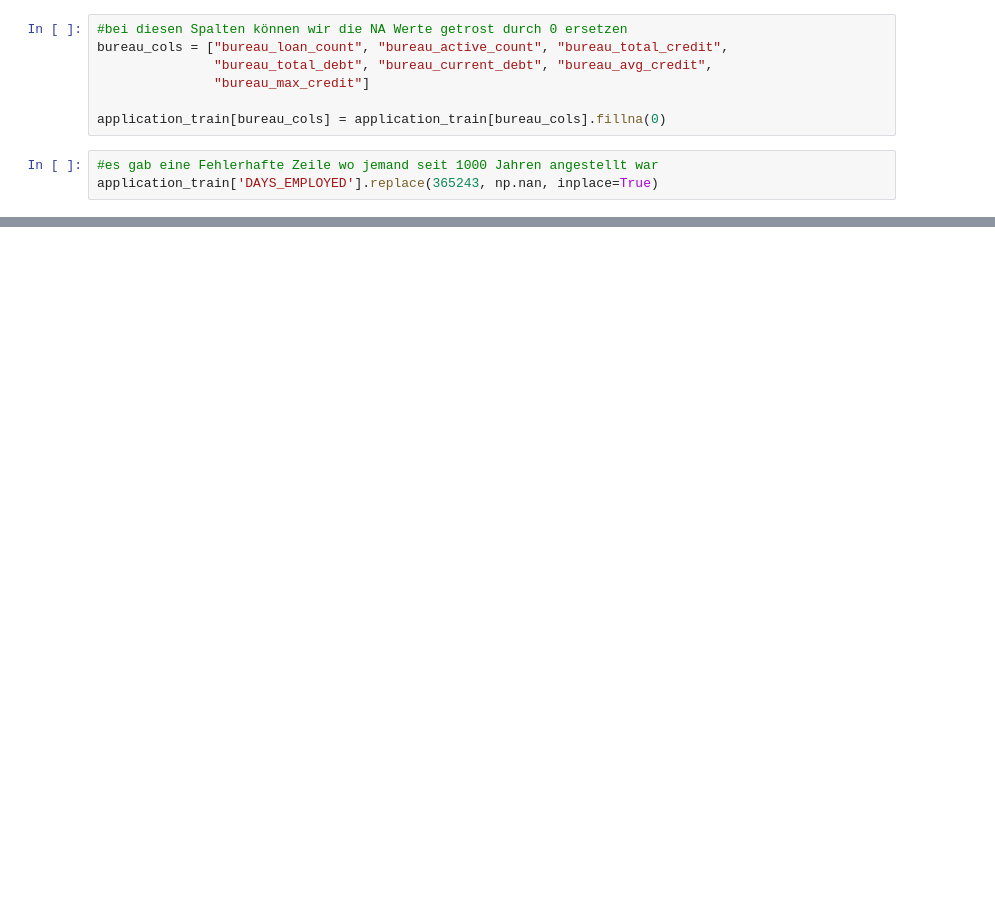
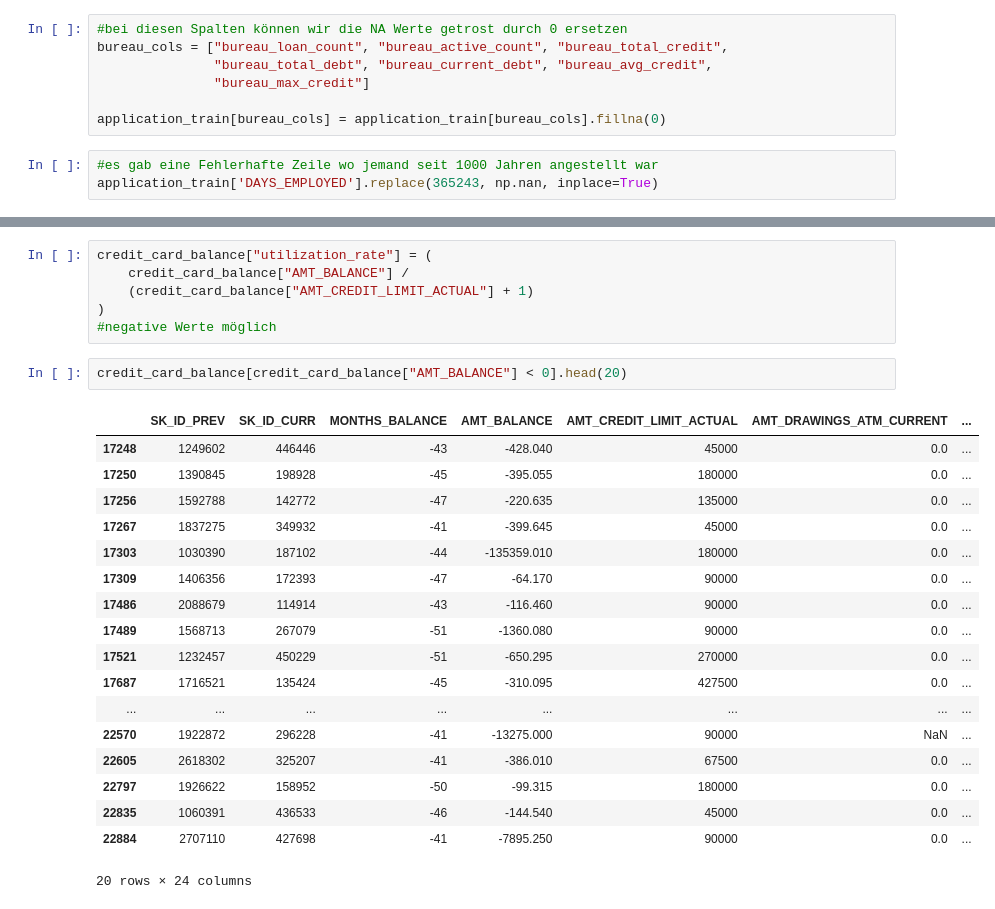
Before and after one commit to SirHelpMePlease/Home-Credit-Default-Risk-Kaggle, a Jupyter notebook: 02_feature_engineering.ipynb, the cells around one changed output, grey strips where cells are left out. Saved outputs shown, nothing was run; the diff lists cells and outputs as text; blank space fills up the shorter version.

```diff
--- a/02_feature_engineering.ipynb
+++ b/02_feature_engineering.ipynb
@@ -218,0 +312,27 @@ application_train['DAYS_EMPLOYED'].replace(365243, np.nan, inplace=True)
+# %%
+credit_card_balance["utilization_rate"] = (
+    credit_card_balance["AMT_BALANCE"] /
+    (credit_card_balance["AMT_CREDIT_LIMIT_ACTUAL"] + 1)
+)
+#negative Werte möglich
+# %%
+credit_card_balance[credit_card_balance["AMT_BALANCE"] < 0].head(20)
+# %% [output]
+|  | SK_ID_PREV | SK_ID_CURR | MONTHS_BALANCE | AMT_BALANCE | AMT_CREDIT_LIMIT_ACTUAL | AMT_DRAWINGS_ATM_CURRENT | ... |
+| 17248 | 1249602 | 446446 | -43 | -428.040 | 45000 | 0.0 | ... |
+| 17250 | 1390845 | 198928 | -45 | -395.055 | 180000 | 0.0 | ... |
+| 17256 | 1592788 | 142772 | -47 | -220.635 | 135000 | 0.0 | ... |
+| 17267 | 1837275 | 349932 | -41 | -399.645 | 45000 | 0.0 | ... |
+| 17303 | 1030390 | 187102 | -44 | -135359.010 | 180000 | 0.0 | ... |
+| 17309 | 1406356 | 172393 | -47 | -64.170 | 90000 | 0.0 | ... |
+| 17486 | 2088679 | 114914 | -43 | -116.460 | 90000 | 0.0 | ... |
+| 17489 | 1568713 | 267079 | -51 | -1360.080 | 90000 | 0.0 | ... |
+| 17521 | 1232457 | 450229 | -51 | -650.295 | 270000 | 0.0 | ... |
+| 17687 | 1716521 | 135424 | -45 | -310.095 | 427500 | 0.0 | ... |
+| ... | ... | ... | ... | ... | ... | ... | ... |
+| 22570 | 1922872 | 296228 | -41 | -13275.000 | 90000 | NaN | ... |
+| 22605 | 2618302 | 325207 | -41 | -386.010 | 67500 | 0.0 | ... |
+| 22797 | 1926622 | 158952 | -50 | -99.315 | 180000 | 0.0 | ... |
+| 22835 | 1060391 | 436533 | -46 | -144.540 | 45000 | 0.0 | ... |
+| 22884 | 2707110 | 427698 | -41 | -7895.250 | 90000 | 0.0 | ... |
+20 rows × 24 columns
```
Also changed, not shown: parts of 11 cells of this notebook.
